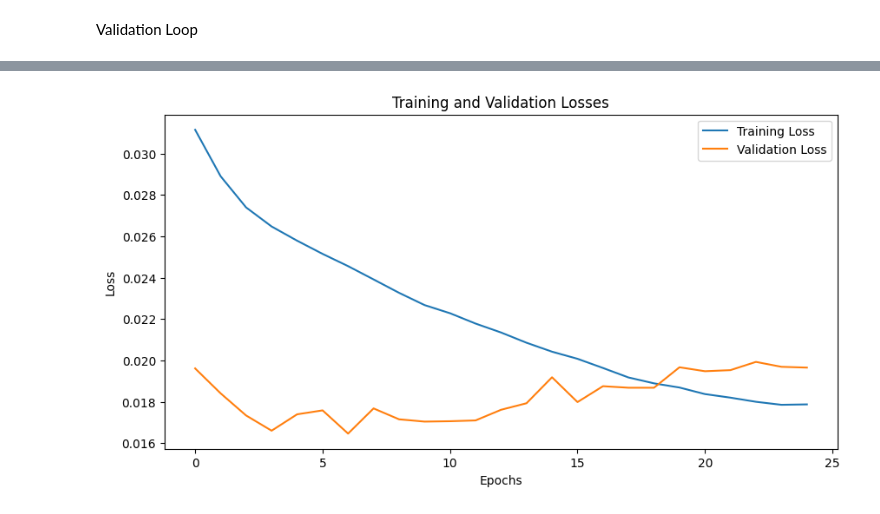
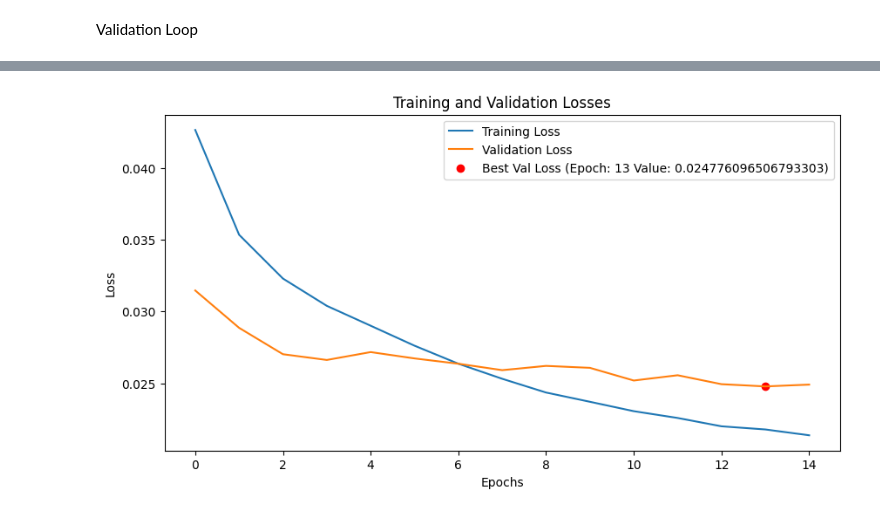
Before and after one commit to prakcoin/ENDEAVR-AutoPilot, a Jupyter notebook: train/AV Training.ipynb, the cells around one changed output, grey strips where cells are left out. Saved outputs shown, nothing was run; the diff lists cells and outputs as text; code cells hidden in the pictures.

```diff
--- a/train/AV Training.ipynb
+++ b/train/AV Training.ipynb
@@ -433,46 +442,36 @@ class ConvLSTM(nn.Module):
 Residual Block
 # %%
 class ResidualBlock(nn.Module):
-    def __init__(self, in_channels: int, out_channels: int, kernel_size: int, num_layers: int, pool: bool, short: bool):
+    def __init__(self, in_channels: int, out_channels: int, kernel_size: int, stride: int, num_layers: int):
         super().__init__()
         assert num_layers >= 2, "num_layers must be at least 2"
         self.in_channels = in_channels
         self.out_channels = out_channels
         self.kernel_size = kernel_size
-        self.pooling = pool
-        self.short = short
 
         self.inconv = nn.Sequential(
-            SeparableConv2d(in_channels=in_channels, out_channels=out_channels, kernel_size=kernel_size),
+            SeparableConv2d(in_channels=in_channels, out_channels=out_channels, kernel_size=kernel_size, bias=False),
             nn.SELU()
         )
 
         layers = []
         for _ in range(num_layers - 2):
-            layers.append(SeparableConv2d(in_channels=out_channels, out_channels=out_channels, kernel_size=kernel_size))
+            layers.append(SeparableConv2d(in_channels=out_channels, out_channels=out_channels, kernel_size=kernel_size, bias=False))
             layers.append(nn.SELU())
         self.convlayers = nn.Sequential(*layers)
 
-        if self.pooling:
-            self.out_conv = SeparableConv2d(in_channels=out_channels, out_channels=out_channels, kernel_size=kernel_size, stride=2)
-            self.shortcut = nn.Conv2d(in_channels, out_channels, kernel_size=1, stride=2, bias=False)
-        else:
-            self.out_conv = SeparableConv2d(in_channels=out_channels, out_channels=out_channels, kernel_size=kernel_size)
-            self.shortcut = nn.Conv2d(in_channels, out_channels, kernel_size=1, bias=False)
-
+        self.out_conv = SeparableConv2d(in_channels=out_channels, out_channels=out_channels, kernel_size=kernel_size, stride=stride, bias=False)
+        self.shortcut = nn.Conv2d(in_channels, out_channels, kernel_size=1, stride=stride, bias=False)
         self.sact = nn.SELU()
 
     def forward(self, x):
         out = self.inconv(x)
         out = self.convlayers(out)
+        out = self.out_conv(out)
 
-        if self.pooling:
-            out = self.out_conv(out)
-
-        if self.short:
-            shortcut = self.shortcut(x)
-            out = out + shortcut
-            out = self.sact(out)
+        shortcut = self.shortcut(x)
+        out = out + shortcut
+        out = self.sact(out)
 
         return out
 # %% [markdown]
@@ -670,10 +683,10 @@ def val_loop(val_loader, model, criterion, device, verbose=False):
 device = torch.device('cuda:0' if torch.cuda.is_available() else 'cpu')
 model = AVModel().to(device)
 start_epoch = 0
-num_epochs = 25
-learning_rate = 1e-3
+num_epochs = 30
+learning_rate = 1e-4
 
-optimizer = optim.AdamW(model.parameters(), lr=learning_rate, weight_decay=0.01)
+optimizer = optim.AdamW(model.parameters(), lr=learning_rate, weight_decay=0.1)
 scheduler = lr_scheduler.CosineAnnealingLR(optimizer=optimizer, T_max=num_epochs)
 criterion = nn.MSELoss()
 early_stopping = EarlyStopping(patience=5)
@@ -720,14 +733,17 @@ Training loss: 0.032265  [35200/106295]
 # %%
-# Plotting the losses
+best_val_loss = min(val_losses)
+best_val_loss_epoch = val_losses.index(best_val_loss)
+
 plt.figure(figsize=(10, 5))
 plt.plot(train_losses, label='Training Loss')
 plt.plot(val_losses, label='Validation Loss')
+plt.scatter(best_val_loss_epoch, best_val_loss, color='red', label=f'Best Val Loss (Epoch: {best_val_loss_epoch} Value: {best_val_loss})')
 plt.xlabel('Epochs')
 plt.ylabel('Loss')
 plt.legend()
 plt.title('Training and Validation Losses')
 plt.show()
 # %% [output]
-[figure, old version]
+[figure, new version]
 # %%
 runtime.unassign()
```
Also changed, not shown: parts of 6 cells of this notebook.
